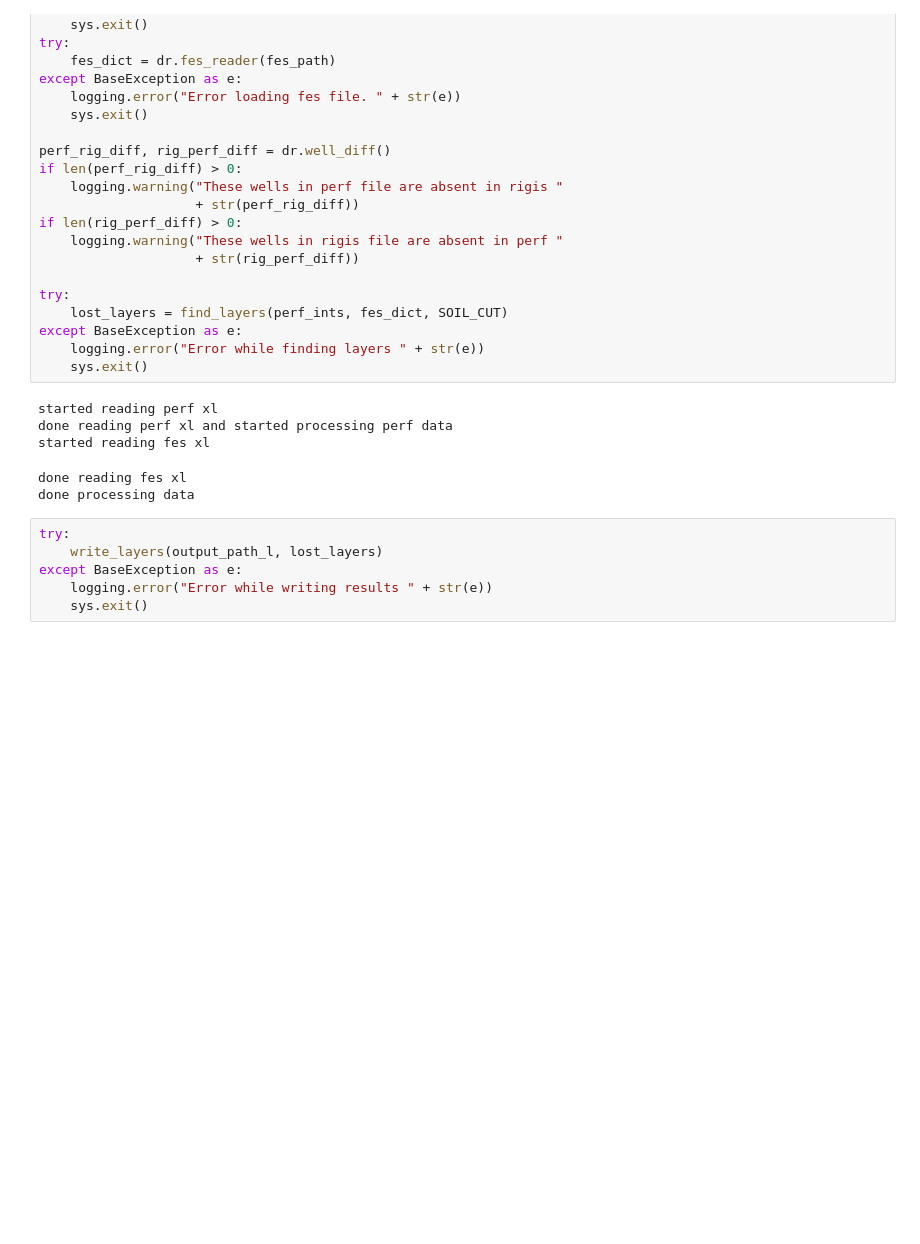
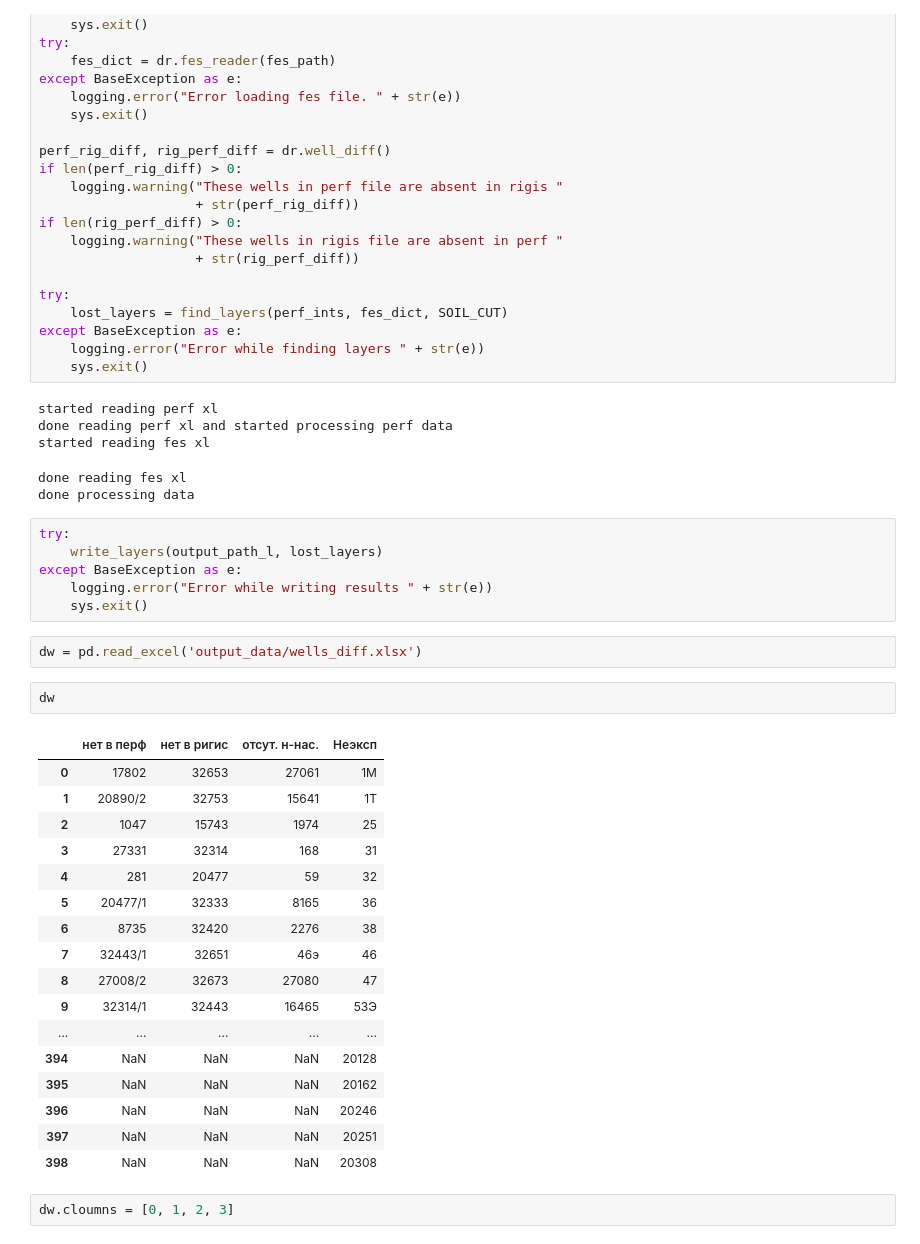
Before and after one commit to SEnikeeva/lost_plast, a Jupyter notebook: found.ipynb, the cells around one changed output. Saved outputs shown, nothing was run; the diff lists cells and outputs as text; blank space fills up the shorter version.

```diff
--- a/found.ipynb
+++ b/found.ipynb
@@ -94,3 +94,27 @@ try:
 except BaseException as e:
     logging.error("Error while writing results " + str(e))
     sys.exit()
+# %%
+dw = pd.read_excel('output_data/wells_diff.xlsx')
+# %%
+dw
+# %% [output]
+|  | нет в перф | нет в ригис | отсут. н-нас. | Неэксп |
+| 0 | 17802 | 32653 | 27061 | 1М |
+| 1 | 20890/2 | 32753 | 15641 | 1Т |
+| 2 | 1047 | 15743 | 1974 | 25 |
+| 3 | 27331 | 32314 | 168 | 31 |
+| 4 | 281 | 20477 | 59 | 32 |
+| 5 | 20477/1 | 32333 | 8165 | 36 |
+| 6 | 8735 | 32420 | 2276 | 38 |
+| 7 | 32443/1 | 32651 | 46э | 46 |
+| 8 | 27008/2 | 32673 | 27080 | 47 |
+| 9 | 32314/1 | 32443 | 16465 | 53Э |
+| ... | ... | ... | ... | ... |
+| 394 | NaN | NaN | NaN | 20128 |
+| 395 | NaN | NaN | NaN | 20162 |
+| 396 | NaN | NaN | NaN | 20246 |
+| 397 | NaN | NaN | NaN | 20251 |
+| 398 | NaN | NaN | NaN | 20308 |
+# %%
+dw.cloumns = [0, 1, 2, 3]
```
Also changed, not shown: parts of 9 cells of this notebook, 4 other files.
